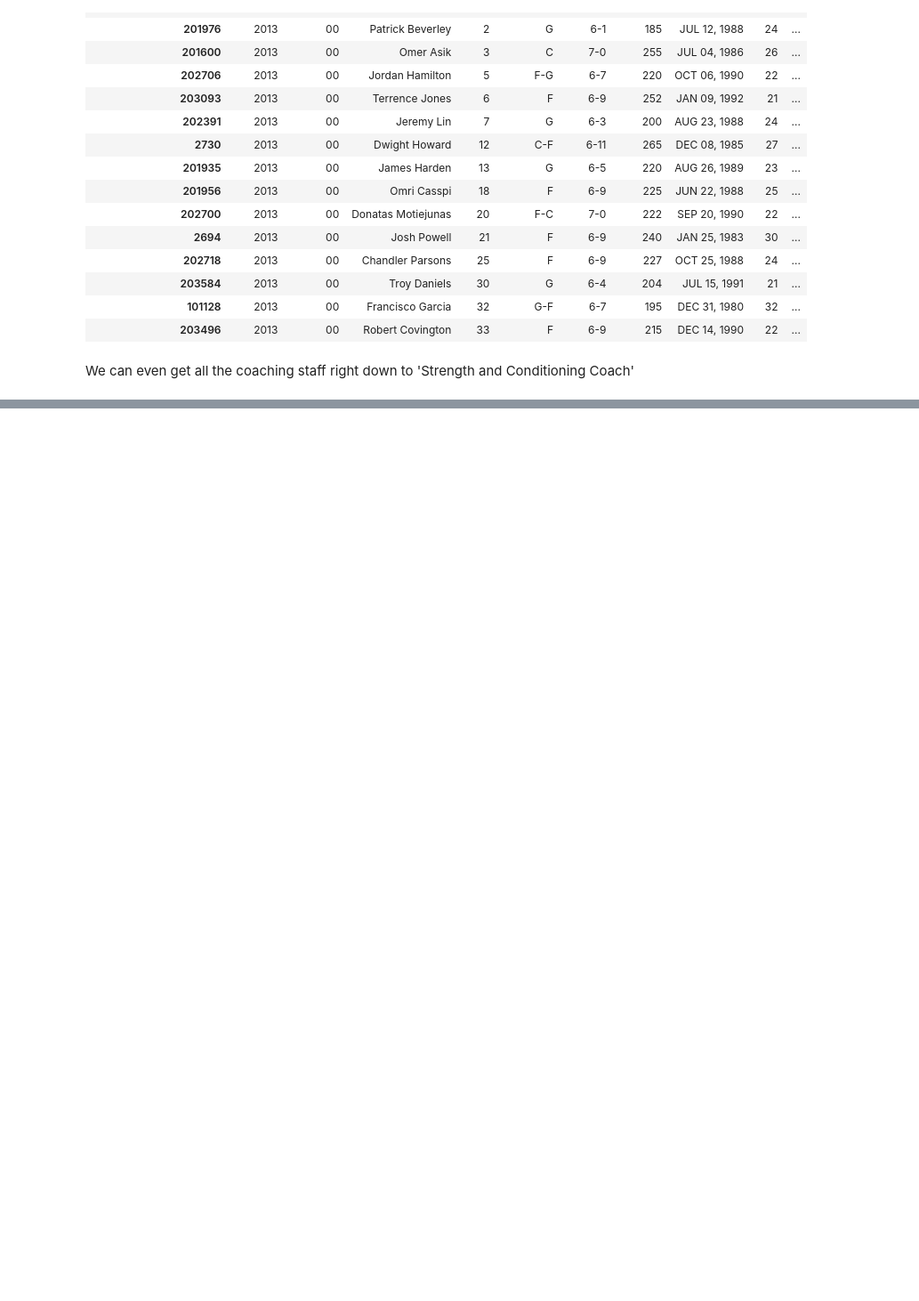
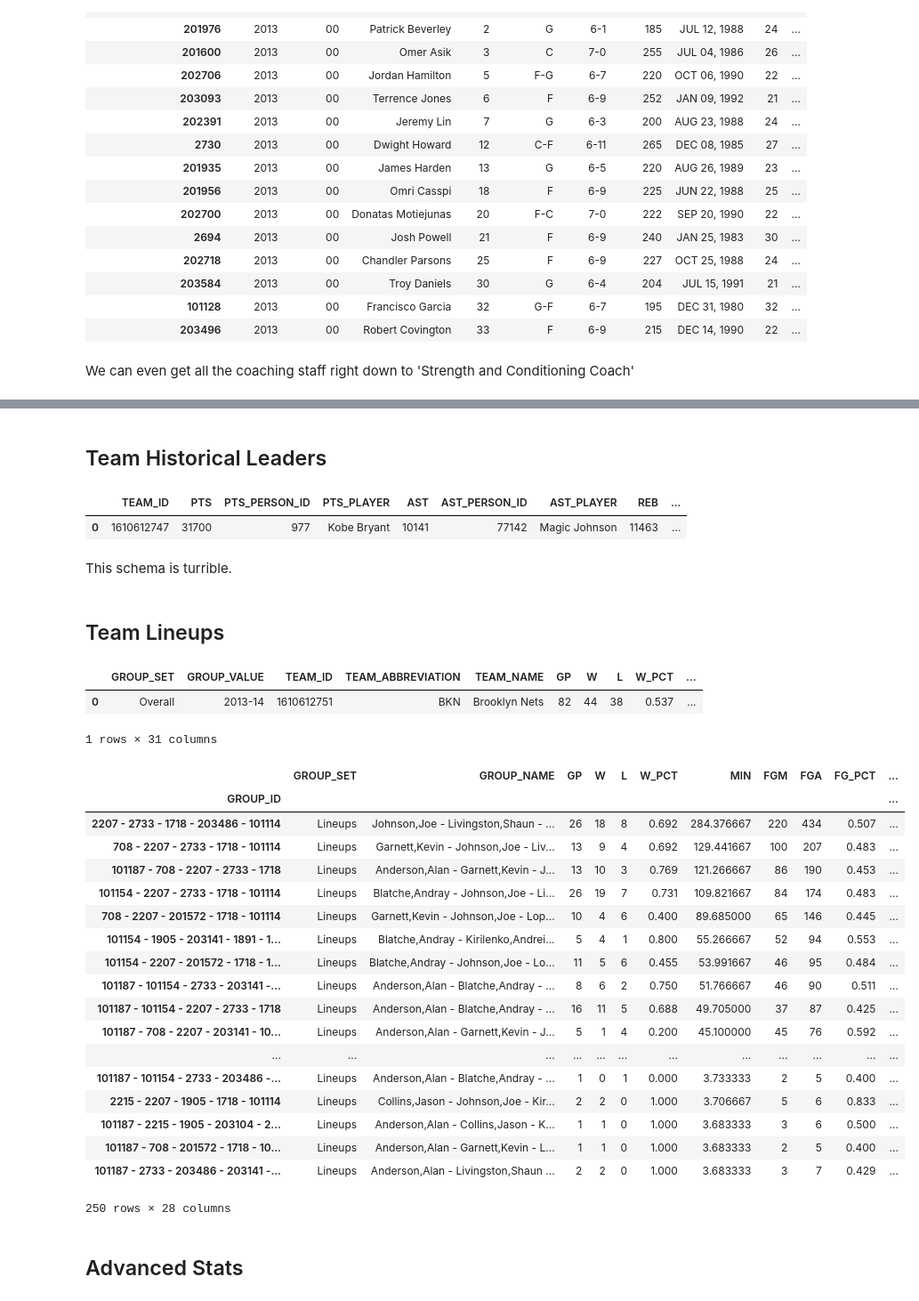
Before and after one commit to ltiao/notes, a Jupyter notebook: NBA Stat Resources.ipynb, the cells around one changed output, grey strips where cells are left out. Shown: that part at 89% size. Saved outputs shown, nothing was run; the diff lists cells and outputs as text; code cells hidden in the pictures; blank space fills up the shorter version.

```diff
--- a/NBA Stat Resources.ipynb
+++ b/NBA Stat Resources.ipynb
@@ -514,3 +514,80 @@ df = DataFrame(data[u'rowSet'], columns=data[u'headers']).set_index(['TEAM_ID',
 |  | JON375806 | 2013 | Keith | Jones | KeithJones | keith_jones | 3 | Trainer | College - Arkansas | ... |
 |  | BIL164480 | 2013 | Jason | Biles | JasonBiles | jason_biles | 4 | Assistant Trainer | College - North Florida | ... |
 |  | ROG717320 | 2013 | Joe | Rogowski | JoeRogowski | joe_rogowski | 5 | Strength and Conditioning Coach | College - DePauw | ... |
+# %% [markdown]
+## Team Historical Leaders
+# %%
+params = {
+    'TeamID': 1610612747  , # LA Lakers
+}
+r = requests.get('http://stats.nba.com/feeds/teams/stats/{TeamID}_HistoricalLeaders.js'.format(**params))
+# %%
+data = r.json()[u'resultSets'][0]
+df = DataFrame(data[u'rowSet'], columns=data[u'headers']); df
+# %% [output]
+|  | TEAM_ID | PTS | PTS_PERSON_ID | PTS_PLAYER | AST | AST_PERSON_ID | AST_PLAYER | REB | ... |
+| 0 | 1610612747 | 31700 | 977 | Kobe Bryant | 10141 | 77142 | Magic Johnson | 11463 | ... |
+# %% [markdown]
+This schema is turrible.
+# %% [markdown]
+## Team Lineups
+# %%
+params = {
+    'Season': '2013-14',
+    'SeasonType': 'Regular Season',
+    'LeagueID': '00',
+    'TeamID': 1610612751, # Brooklyn Nets
+    'MeasureType':'Base',
+    'PerMode': 'Totals',
+    'PlusMinus': 'N',
+    'PaceAdjust': 'N',
+    'Rank': 'N',
+    'Outcome': '',
+    'Location': '',
+    'Month': '0',
+    'SeasonSegment': '',
+    'DateFrom': '',
+    'DateTo': '',
+    'OpponentTeamID': '0',
+    'VsConference': '',
+    'VsDivision': '',
+    'GameSegment': '',
+    'Period': '0',
+    'LastNGames': '0',
+    'GroupQuantity': 5,
+    'GameScope': '',
+    'GameID': ''
+}
+r = requests.get('http://stats.nba.com/stats/teamdashlineups', params=params)
+# %%
+data = r.json()[u'resultSets'][0]
+df = DataFrame(data[u'rowSet'], columns=data[u'headers']); df
+# %% [output]
+|  | GROUP_SET | GROUP_VALUE | TEAM_ID | TEAM_ABBREVIATION | TEAM_NAME | GP | W | L | W_PCT | ... |
+| 0 | Overall | 2013-14 | 1610612751 | BKN | Brooklyn Nets | 82 | 44 | 38 | 0.537 | ... |
+1 rows × 31 columns
+# %%
+data = r.json()[u'resultSets'][1]
+df = DataFrame(data[u'rowSet'], columns=data[u'headers']).set_index('GROUP_ID'); df
+# %% [output]
+|  | GROUP_SET | GROUP_NAME | GP | W | L | W_PCT | MIN | FGM | FGA | FG_PCT | ... |
+| GROUP_ID |  |  |  |  |  |  |  |  |  |  | ... |
+| 2207 - 2733 - 1718 - 203486 - 101114 | Lineups | Johnson,Joe - Livingston,Shaun - ... | 26 | 18 | 8 | 0.692 | 284.376667 | 220 | 434 | 0.507 | ... |
+| 708 - 2207 - 2733 - 1718 - 101114 | Lineups | Garnett,Kevin - Johnson,Joe - Liv... | 13 | 9 | 4 | 0.692 | 129.441667 | 100 | 207 | 0.483 | ... |
+| 101187 - 708 - 2207 - 2733 - 1718 | Lineups | Anderson,Alan - Garnett,Kevin - J... | 13 | 10 | 3 | 0.769 | 121.266667 | 86 | 190 | 0.453 | ... |
+| 101154 - 2207 - 2733 - 1718 - 101114 | Lineups | Blatche,Andray - Johnson,Joe - Li... | 26 | 19 | 7 | 0.731 | 109.821667 | 84 | 174 | 0.483 | ... |
+| 708 - 2207 - 201572 - 1718 - 101114 | Lineups | Garnett,Kevin - Johnson,Joe - Lop... | 10 | 4 | 6 | 0.400 | 89.685000 | 65 | 146 | 0.445 | ... |
+| 101154 - 1905 - 203141 - 1891 - 1... | Lineups | Blatche,Andray - Kirilenko,Andrei... | 5 | 4 | 1 | 0.800 | 55.266667 | 52 | 94 | 0.553 | ... |
+| 101154 - 2207 - 201572 - 1718 - 1... | Lineups | Blatche,Andray - Johnson,Joe - Lo... | 11 | 5 | 6 | 0.455 | 53.991667 | 46 | 95 | 0.484 | ... |
+| 101187 - 101154 - 2733 - 203141 -... | Lineups | Anderson,Alan - Blatche,Andray - ... | 8 | 6 | 2 | 0.750 | 51.766667 | 46 | 90 | 0.511 | ... |
+| 101187 - 101154 - 2207 - 2733 - 1718 | Lineups | Anderson,Alan - Blatche,Andray - ... | 16 | 11 | 5 | 0.688 | 49.705000 | 37 | 87 | 0.425 | ... |
+| 101187 - 708 - 2207 - 203141 - 10... | Lineups | Anderson,Alan - Garnett,Kevin - J... | 5 | 1 | 4 | 0.200 | 45.100000 | 45 | 76 | 0.592 | ... |
+| ... | ... | ... | ... | ... | ... | ... | ... | ... | ... | ... | ... |
+| 101187 - 101154 - 2733 - 203486 -... | Lineups | Anderson,Alan - Blatche,Andray - ... | 1 | 0 | 1 | 0.000 | 3.733333 | 2 | 5 | 0.400 | ... |
+| 2215 - 2207 - 1905 - 1718 - 101114 | Lineups | Collins,Jason - Johnson,Joe - Kir... | 2 | 2 | 0 | 1.000 | 3.706667 | 5 | 6 | 0.833 | ... |
+| 101187 - 2215 - 1905 - 203104 - 2... | Lineups | Anderson,Alan - Collins,Jason - K... | 1 | 1 | 0 | 1.000 | 3.683333 | 3 | 6 | 0.500 | ... |
+| 101187 - 708 - 201572 - 1718 - 10... | Lineups | Anderson,Alan - Garnett,Kevin - L... | 1 | 1 | 0 | 1.000 | 3.683333 | 2 | 5 | 0.400 | ... |
+| 101187 - 2733 - 203486 - 203141 -... | Lineups | Anderson,Alan - Livingston,Shaun ... | 2 | 2 | 0 | 1.000 | 3.683333 | 3 | 7 | 0.429 | ... |
+250 rows × 28 columns
+# %% [markdown]
+## Advanced Stats
```
Also changed, not shown: parts of 8 cells of this notebook.
